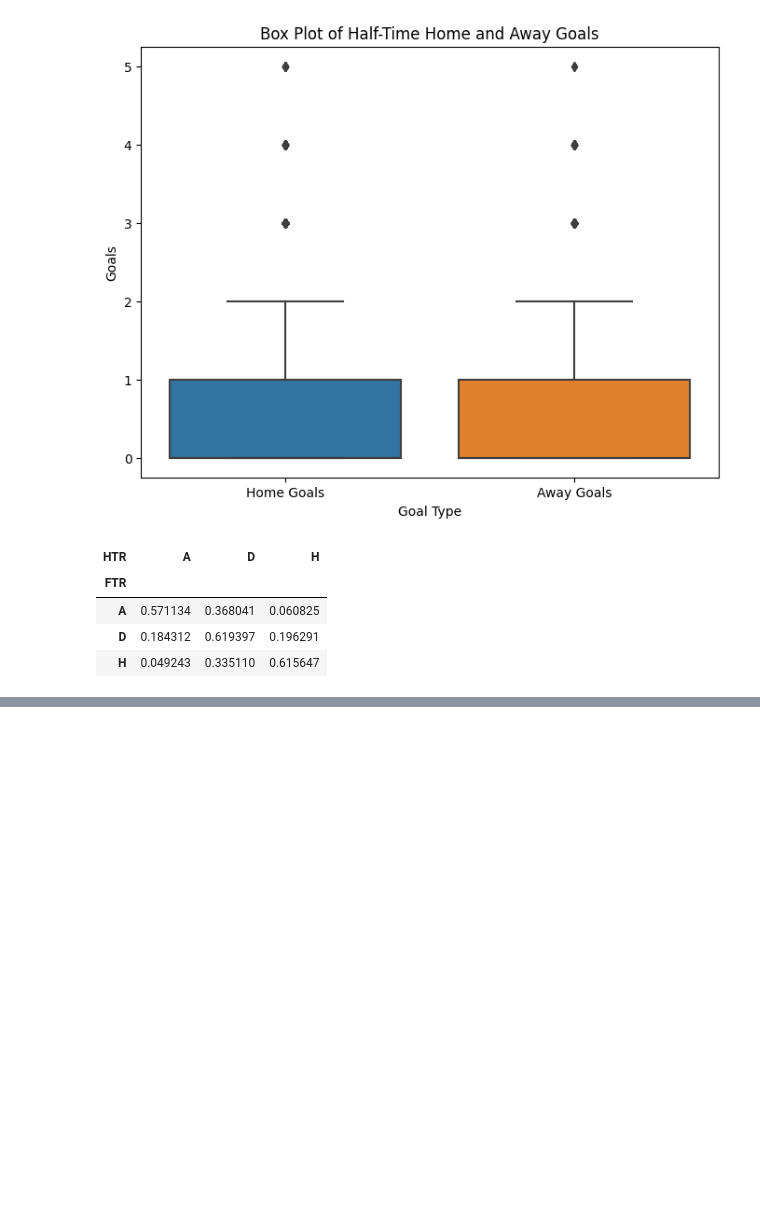
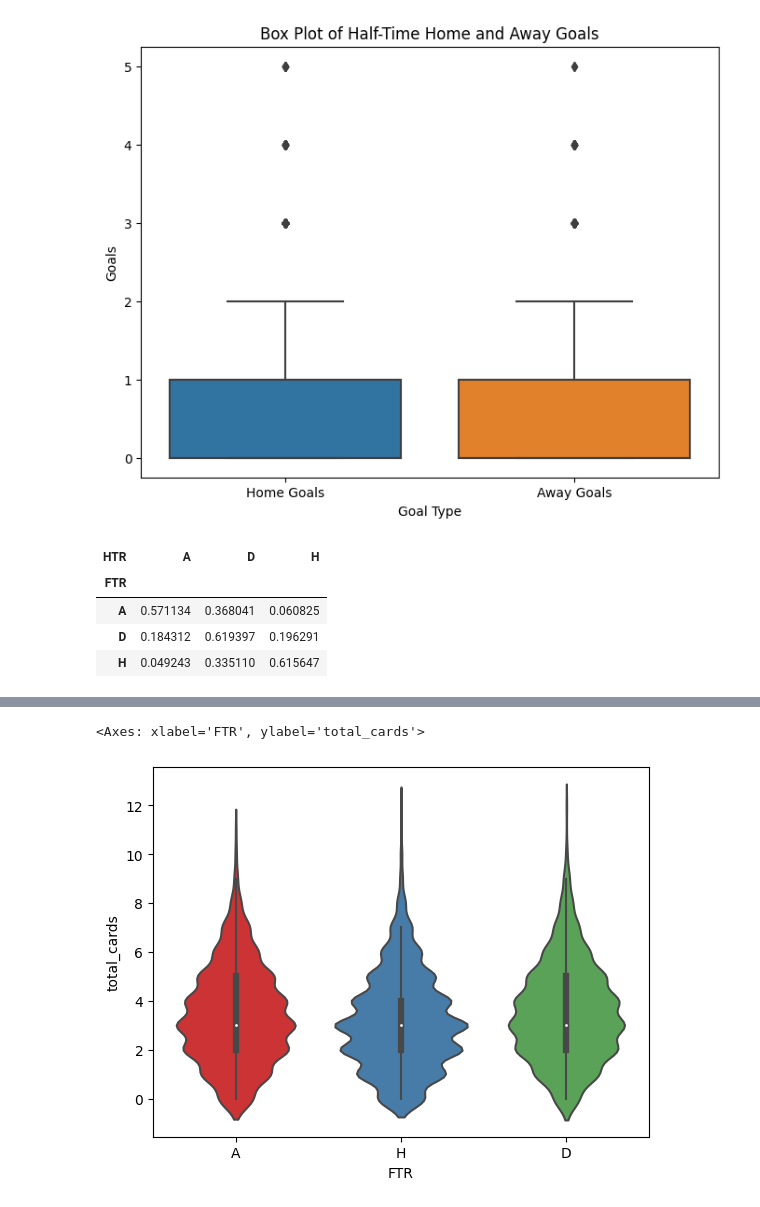
Before and after one commit to ilovedata6/premier_leauge_analysis, a Jupyter notebook: premier_leauge_analysis.ipynb, the cells around one changed output, grey strips where cells are left out. Cells and saved outputs as stored; diff of their text form; code cells hidden in the pictures; blank space fills up the shorter version.

```diff
--- a/premier_leauge_analysis.ipynb
+++ b/premier_leauge_analysis.ipynb
@@ -240,0 +231,4 @@ epl.head()
+# %%
+epl['total_yellow_cards'] = epl['AY'] + epl['HY']
+epl['total_red_cards'] = epl['AR'] + epl['HR']
+epl['total_cards'] = epl['total_yellow_cards']+ epl['total_red_cards']
@@ -240,0 +247,17 @@ epl.head()
+# %%
+low_threshold = 2
+high_threshold = 5
+# %%
+def categorize_teams(row):
+    total_cards = row['total_yellow_cards']+row['total_red_cards']
+    if total_cards <= low_threshold:
+        return "Low"
+    elif low_threshold < total_cards <= high_threshold:
+        return "Medium"
+    elif total_cards > high_threshold:
+        return "High"
+    else:
+        return np.nan
+# %%
+epl['categorize_card_count'] = epl.apply(categorize_teams,axis=1)
+epl.tail(3)
@@ -240,0 +270,5 @@ epl.head()
+# %%
+sns.violinplot(x='FTR',y='total_cards',data=epl,inner='box',palette='Set1')
+# %% [output]
+<Axes: xlabel='FTR', ylabel='total_cards'>
+[figure, added]
```
Also changed, not shown: parts of 7 cells of this notebook, 1 other file.
